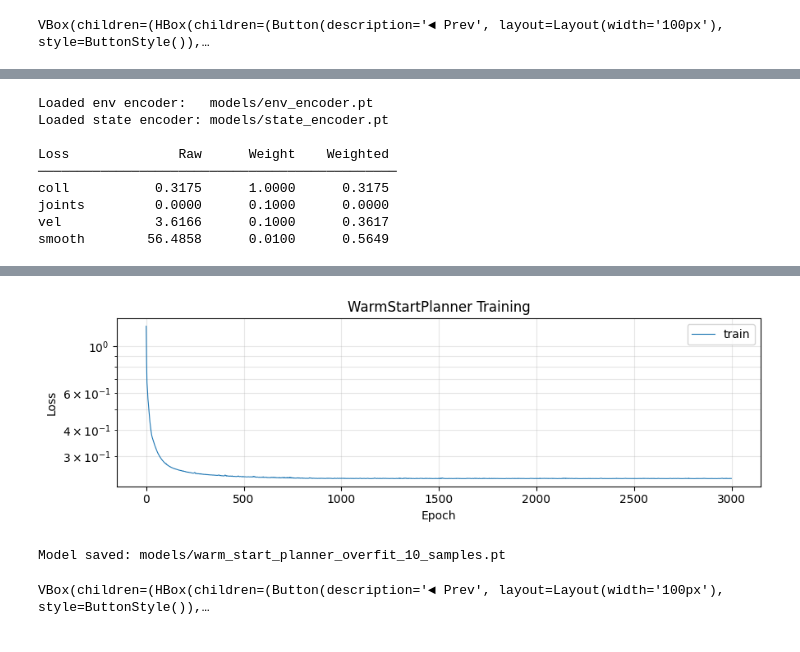
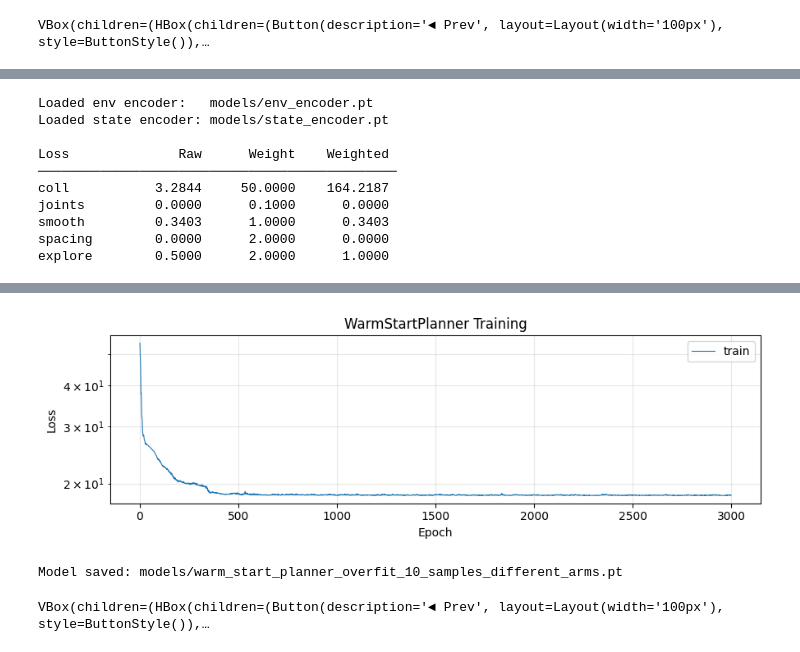
Before and after one commit to mangam-02/Self-Supervised-Learning-for-Robot-Motion-Planning, a Jupyter notebook: src/train.ipynb, the cells around one changed output, grey strips where cells are left out. Cells and saved outputs as stored; diff of their text form; code cells hidden in the pictures.

Commit message:
Trained (overfit) succesfully on 64*10 dataset

```diff
--- a/src/train.ipynb
+++ b/src/train.ipynb
@@ -189,40 +93,44 @@ viz.plot()
 # %%
-# Overfitting 10 samples to verify that the model can learn something
-
-model, history = train(
-    train_dataset       = "data/training_dataset_10_samples.pt",
-    val_dataset         = None,
-    # Model
-    T                   = 50,
-    C                   = 10,
-    # Pre-trained encoders (set to None to train from scratch)
-    env_encoder_path    = "models/env_encoder.pt",
-    state_encoder_path  = "models/state_encoder.pt",
-    freeze_encoders     = True,
-    # Training
-    n_epochs            = 3000,
-    batch_size          = 10,
-    lr                  = 1e-3,
-    # Loss weights
-    w_coll              = 1.0,
-    w_joints            = 0.1,
-    w_smooth            = 0.01,
-    w_velocity          = 0.1,
-    # Loss parameters
-    collision_eps       = 0.2,
-    dt                  = 0.1,
-    # Misc
-    log_every           = 100,
-    device              = None,
-    save_path           = "models/warm_start_planner_overfit_10_samples.pt",
-)
+# Overfitting 10 samples to verify that the model can learn something (Different arms, same environment)
+training = False
+if training:
+    model_10_samples, history_10_samples = train(
+        train_dataset       = "data/training_dataset_10_samples_different_arms.pt",
+        val_dataset         = None,
+        # Model
+        T                   = 50,
+        C                   = 10,
+        # Pre-trained encoders (set to None to train from scratch)
+        env_encoder_path    = "models/env_encoder.pt",
+        state_encoder_path  = "models/state_encoder.pt",
+        freeze_encoders     = False,
+        # Training
+        n_epochs            = 3000,
+        batch_size          = 10,
+        lr                  = 1e-3,
+        # Loss weights
+        w_coll              = 50.0,
+        w_joints            = 0.1,
+        w_smooth            = 1.0,
+        w_spacing           = 2,
+        w_explore           = 2,
+        # Loss parameters
+        explore_threshold   = 0.5,
+        collision_eps       = 0.8,
+        dt                  = 0.1,
+        # Misc
+        log_every           = 100,
+        device              = None,
+        save_path           = "models/warm_start_planner_overfit_10_samples_different_arms.pt",
+    )
 # %% [output]
 Loaded env encoder:   models/env_encoder.pt
 Loaded state encoder: models/state_encoder.pt
 
 Loss              Raw      Weight    Weighted
 ──────────────────────────────────────────────
-coll           0.3175      1.0000      0.3175
+coll           3.2844     50.0000    164.2187
 joints         0.0000      0.1000      0.0000
-vel            3.6166      0.1000      0.3617
-smooth        56.4858      0.0100      0.5649
+smooth         0.3403      1.0000      0.3403
+spacing        0.0000      2.0000      0.0000
+explore        0.5000      2.0000      1.0000
@@ -246,5 +154,5 @@ Epoch  3000 | train=0.2359  coll=0.1526  joints=0.0000  vel=0.0703  smooth=0.013
-[figure, old version]
+[figure, new version]
-Model saved: models/warm_start_planner_overfit_10_samples.pt
+Model saved: models/warm_start_planner_overfit_10_samples_different_arms.pt
 # %%
 # ---- Visualize predicted trajectories ----
 from visualization import browse_trajectories
```
Also changed, not shown: parts of 10 cells of this notebook, 9 other files.
